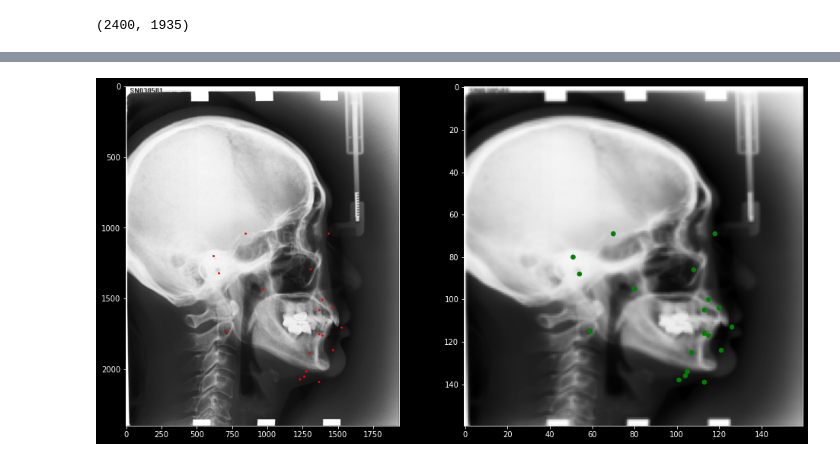
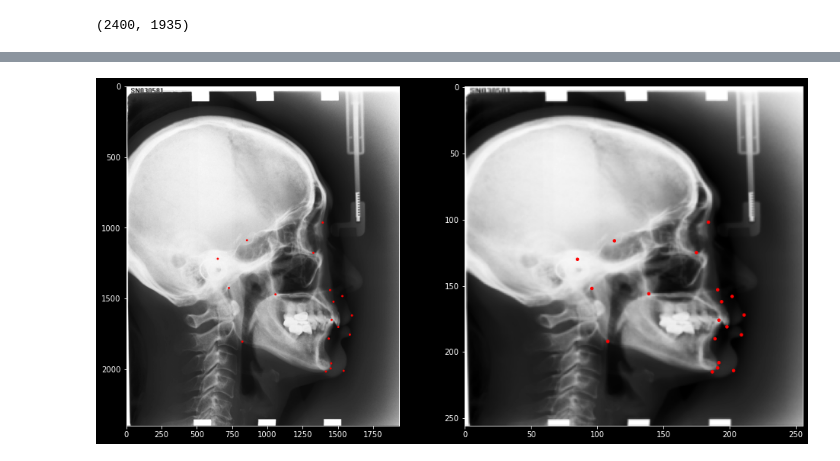
Before and after one commit to mohamednourdine/CNN-Cephalometric-Analysis, a Jupyter notebook: Display of test images using the model.ipynb, the cells around one changed output, grey strips where cells are left out. Cells and saved outputs as stored; diff of their text form; code cells hidden in the pictures.

```diff
--- a/Display of test images using the model.ipynb
+++ b/Display of test images using the model.ipynb
@@ -38,6 +45,9 @@ warnings.filterwarnings("ignore")
 #NOTE: THE IMAGE FOLDERS HAS BEEN MODIFIED AND SEPERATED INTO TRAIN AND TEST FOLDERS SETS
 SAMPLE_PATH = "data/RawImage/Test1Data/153.bmp"
 TXT_PATH = "logs/test1/ensemble/Ensemble/predictions/1.csv"
+TXT_REAL_PATH = "data/AnnotationsByMD/400_senior/153.txt"
+
+
 # import sample image
 img = io.imread(SAMPLE_PATH, as_gray=True)
 img
@@ -100,0 +129,7 @@ extract_cordinate_from_cvs(TXT_PATH)
+# %%
+def extract_labels_from_txt(path):
+    with open(path, "r") as f:
+        # only first 19 are actual coords in dataset label files
+        coords_raw = f.readlines()[:19]
+        coords_raw = [tuple([int(float(s)) for s in t.split(",")]) for t in coords_raw]
+        return coords_raw
@@ -115,10 +172,10 @@ def print_image(img,coords_raw):
     ax1.imshow(img, cmap="gray")
     # also plot resized image for later
     orig_y, orig_x = img.shape[:2]
-    SCALE = 15
+    SCALE = 9.375
 
     # for rescale, use same target for both x&y axis
-    rescaled_img = transform.resize(img,(orig_y/SCALE,orig_y/SCALE))
+    rescaled_img = transform.resize(img,(orig_y/9.375,orig_y/9.375))
     ax2.imshow(rescaled_img, cmap="gray")
 
     for c in coords_raw:
@@ -129,10 +186,10 @@ def print_image(img,coords_raw):
         x,y = c
         x = int(x*(orig_y*1.0/orig_x)/SCALE)
         y = int(y/SCALE)
-        ax2.add_patch(plt.Circle((x,y), 1, color='g'))
+        ax2.add_patch(plt.Circle((x,y), 1, color='r'))
 
     plt.show()
 # %%
-print_image(img, extract_cordinate_from_cvs(TXT_PATH))
+print_image(img, extract_labels_from_txt(TXT_REAL_PATH))
 # %% [output]
-[figure, old version]
+[figure, new version]
```
Also changed, not shown: parts of 3 cells of this notebook, 10 other files.
